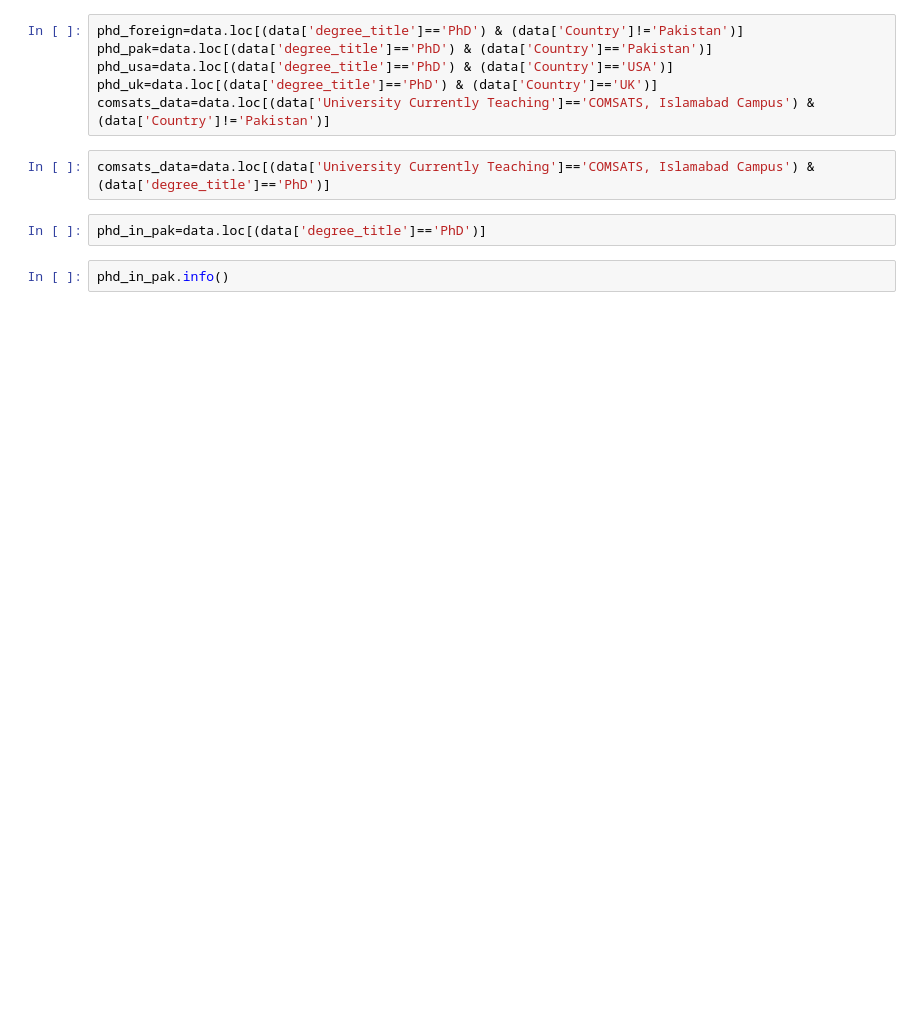
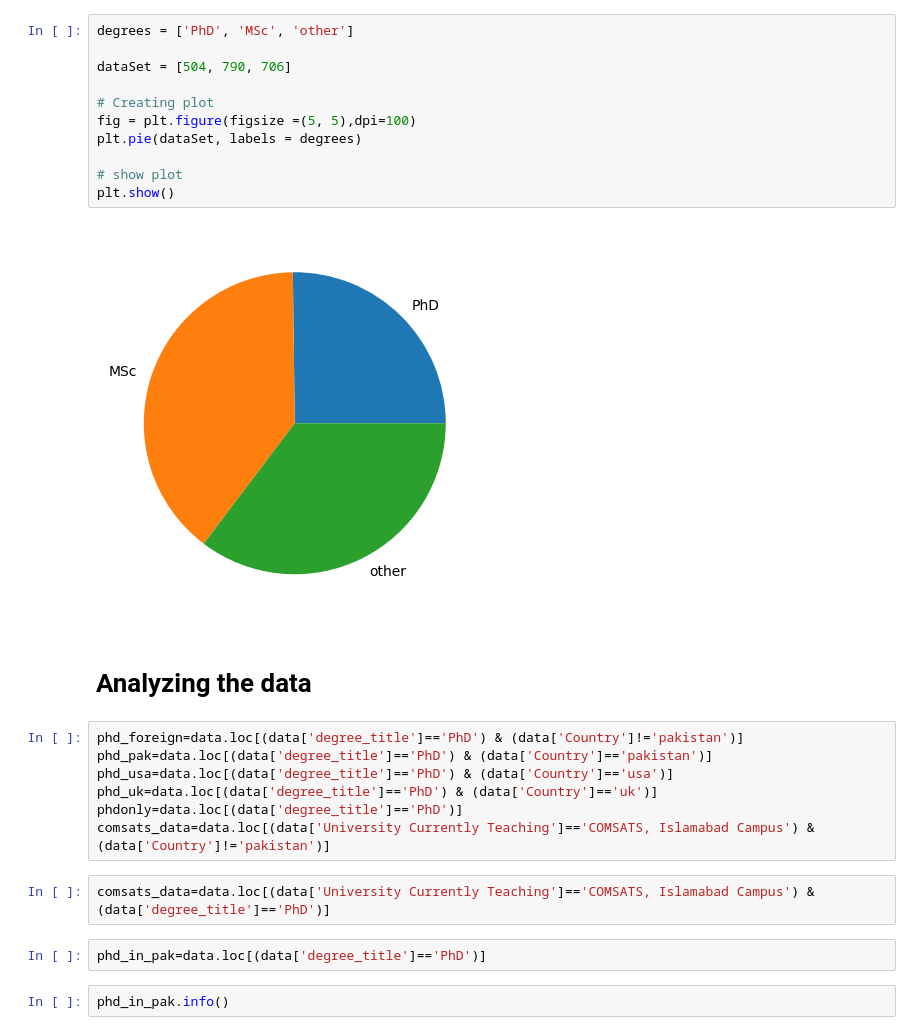
Before and after one commit to haseebkhan611/pakistanIntellectual, a Jupyter notebook: PakistanIntellectual.ipynb, the cells around one changed output. Saved outputs shown, nothing was run; the diff lists cells and outputs as text; blank space fills up the shorter version.

```diff
--- a/PakistanIntellectual.ipynb
+++ b/PakistanIntellectual.ipynb
@@ -44,9 +159,25 @@ Name: degree_title, dtype: int64
+# %%
+degrees = ['PhD', 'MSc', 'other']
+
+dataSet = [504, 790, 706]
+
+# Creating plot
+fig = plt.figure(figsize =(5, 5),dpi=100)
+plt.pie(dataSet, labels = degrees)
+
+# show plot
+plt.show()
+# %% [output]
+[figure, added]
+# %% [markdown]
+# Analyzing the data
 # %%
-phd_foreign=data.loc[(data['degree_title']=='PhD') & (data['Country']!='Pakistan')]
-phd_pak=data.loc[(data['degree_title']=='PhD') & (data['Country']=='Pakistan')]
-phd_usa=data.loc[(data['degree_title']=='PhD') & (data['Country']=='USA')]
-phd_uk=data.loc[(data['degree_title']=='PhD') & (data['Country']=='UK')]
-comsats_data=data.loc[(data['University Currently Teaching']=='COMSATS, Islamabad Campus') &(data['Country']!='Pakistan')]
+phd_foreign=data.loc[(data['degree_title']=='PhD') & (data['Country']!='pakistan')]
+phd_pak=data.loc[(data['degree_title']=='PhD') & (data['Country']=='pakistan')]
+phd_usa=data.loc[(data['degree_title']=='PhD') & (data['Country']=='usa')]
+phd_uk=data.loc[(data['degree_title']=='PhD') & (data['Country']=='uk')]
+phdonly=data.loc[(data['degree_title']=='PhD')]
+comsats_data=data.loc[(data['University Currently Teaching']=='COMSATS, Islamabad Campus') &(data['Country']!='pakistan')]
 # %%
 comsats_data=data.loc[(data['University Currently Teaching']=='COMSATS, Islamabad Campus') &(data['degree_title']=='PhD')]
 # %%
```
Also changed, not shown: parts of 55 cells of this notebook, 5 other files.
